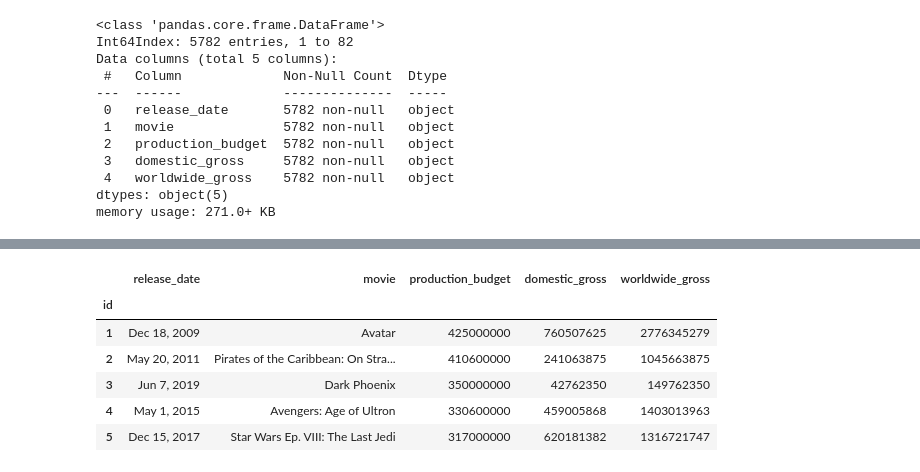
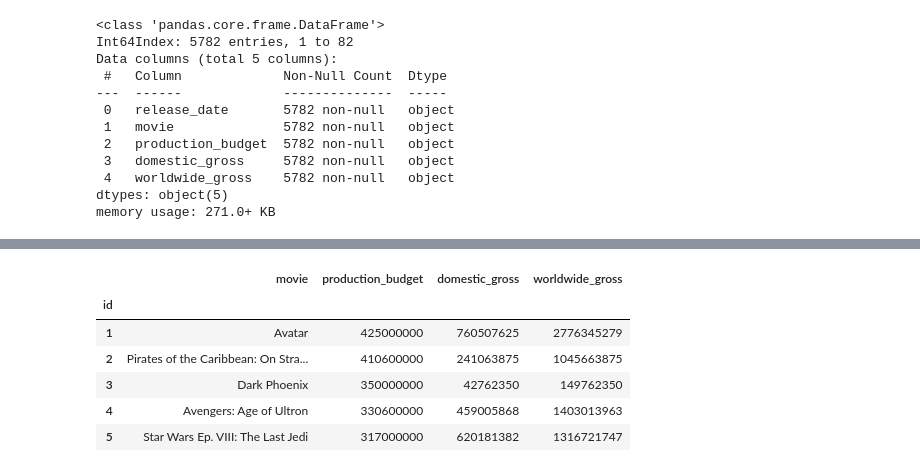
Before and after one commit to zhyde23/Microsoft-Movies-Project, a Jupyter notebook: Movie_Budget.ipynb, the cells around one changed output, grey strips where cells are left out. Saved outputs shown, nothing was run; the diff lists cells and outputs as text; code cells hidden in the pictures.

```diff
--- a/Movie_Budget.ipynb
+++ b/Movie_Budget.ipynb
@@ -60,7 +57,7 @@ data_dict['./zippedData/tn.movie_budgets.csv.gz']
 5782 rows × 6 columns
 # %%
 # Assigning this specific df to a def for easy referral throughout cleaning
-movie_budget=data_dict['./zippedData/tn.movie_budgets.csv.gz']
+mb=data_dict['./zippedData/tn.movie_budgets.csv.gz']
 # %%
 # Tells me that I need to convert the last three columns into int64 changing them from a
 # string to a numerical value
@@ -102,8 +99,8 @@ movie_budget.head()
 | 4 | 5 | Dec 15, 2017 | Star Wars Ep. VIII: The Last Jedi | $317,000,000 | $620,181,382 | $1,316,721,747 |
 # %%
 # Changing the index of the df to allow for a cleaner look
-movie_budget=movie_budget.set_index('id')
-movie_budget
+mb=mb.set_index('id')
+mb
 # %% [output]
 |  | release_date | movie | production_budget | domestic_gross | worldwide_gross |
 | id |  |  |  |  |  |
@@ -121,10 +118,10 @@ movie_budget
 5782 rows × 5 columns
 # %%
 # Removing the $ sign from the currency columns to convert them from an object to an integer
-movie_budget['production_budget'] = movie_budget['production_budget'].replace({'\$':''}, regex = True)
-movie_budget['domestic_gross'] = movie_budget['domestic_gross'].replace({'\$':''}, regex = True)
-movie_budget['worldwide_gross'] = movie_budget['worldwide_gross'].replace({'\$':''}, regex = True)
-movie_budget.head()
+mb['production_budget'] = mb['production_budget'].replace({'\$':''}, regex = True)
+mb['domestic_gross'] = mb['domestic_gross'].replace({'\$':''}, regex = True)
+mb['worldwide_gross'] = mb['worldwide_gross'].replace({'\$':''}, regex = True)
+mb.head()
 # %% [output]
 |  | release_date | movie | production_budget | domestic_gross | worldwide_gross |
 | id |  |  |  |  |  |
@@ -149,4 +146,4 @@ Data columns (total 5 columns):
 dtypes: object(5)
 memory usage: 271.0+ KB
 # %%
-movie_budget.iloc[0:, 1:]
+mb1 = mb.iloc[0:, 1:]
@@ -168,14 +150,14 @@ movie_budget.iloc[0:, 1:]
 # %%
 # Removing the thousand comma seperator from the monetary values
-movie_budget['production_budget'] = movie_budget['production_budget'].replace({'\,':''}, regex = True)
-movie_budget['domestic_gross'] = movie_budget['domestic_gross'].replace({'\,':''}, regex = True)
-movie_budget['worldwide_gross'] = movie_budget['worldwide_gross'].replace({'\,':''}, regex = True)
-movie_budget.head()
+mb1['production_budget'] = mb1['production_budget'].replace({'\,':''}, regex = True)
+mb1['domestic_gross'] = mb1['domestic_gross'].replace({'\,':''}, regex = True)
+mb1['worldwide_gross'] = mb1['worldwide_gross'].replace({'\,':''}, regex = True)
+mb1.head()
 # %% [output]
-|  | release_date | movie | production_budget | domestic_gross | worldwide_gross |
-| id |  |  |  |  |  |
-| 1 | Dec 18, 2009 | Avatar | 425000000 | 760507625 | 2776345279 |
-| 2 | May 20, 2011 | Pirates of the Caribbean: On Stra... | 410600000 | 241063875 | 1045663875 |
-| 3 | Jun 7, 2019 | Dark Phoenix | 350000000 | 42762350 | 149762350 |
-| 4 | May 1, 2015 | Avengers: Age of Ultron | 330600000 | 459005868 | 1403013963 |
-| 5 | Dec 15, 2017 | Star Wars Ep. VIII: The Last Jedi | 317000000 | 620181382 | 1316721747 |
+|  | movie | production_budget | domestic_gross | worldwide_gross |
+| id |  |  |  |  |
+| 1 | Avatar | 425000000 | 760507625 | 2776345279 |
+| 2 | Pirates of the Caribbean: On Stra... | 410600000 | 241063875 | 1045663875 |
+| 3 | Dark Phoenix | 350000000 | 42762350 | 149762350 |
+| 4 | Avengers: Age of Ultron | 330600000 | 459005868 | 1403013963 |
+| 5 | Star Wars Ep. VIII: The Last Jedi | 317000000 | 620181382 | 1316721747 |
```
Also changed, not shown: parts of 17 cells of this notebook, 25 other files.
